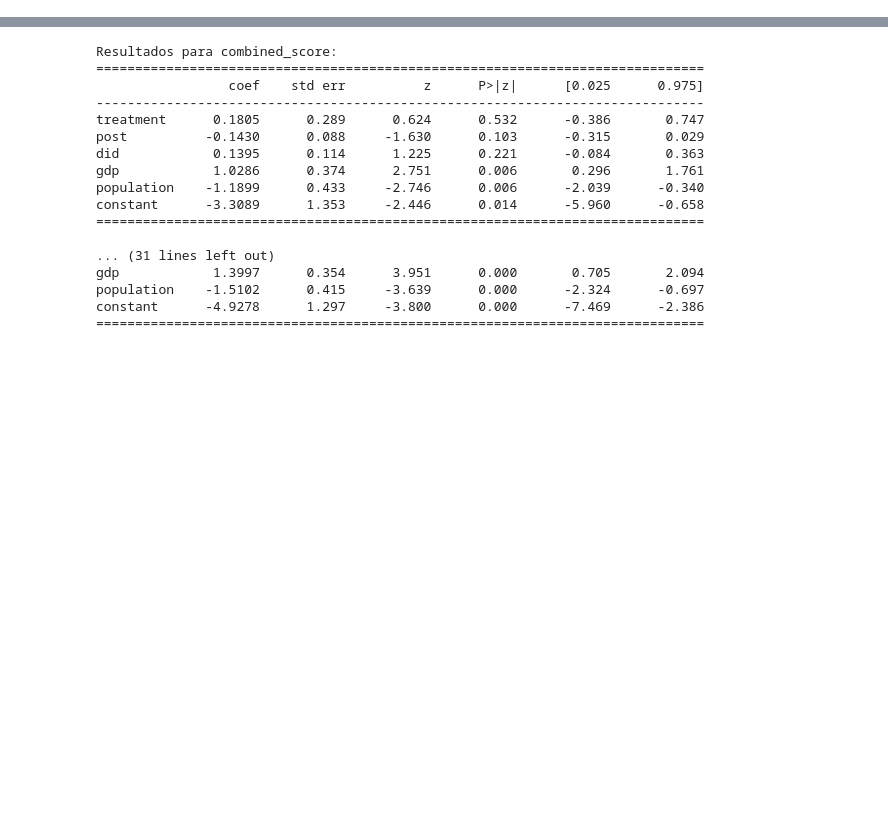
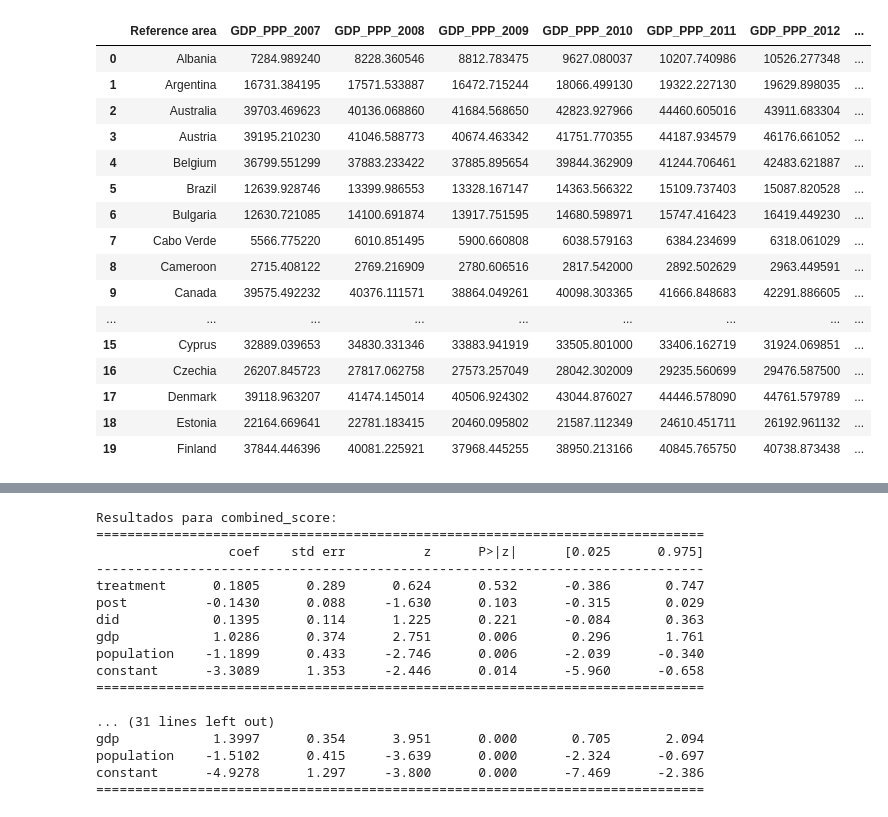
Before and after one commit to mellamanelpoeta/pol_pub2, a Jupyter notebook: source/00_preprocess.ipynb, the cells around one changed output, grey strips where cells are left out. Drawn from its saved outputs; the diff is of its cells as text; code cells hidden in the pictures; blank space fills up the shorter version.

```diff
--- a/eda/00_EDA.ipynb
+++ b/source/00_preprocess.ipynb
@@ -26,0 +145,42 @@ read_nat
+# %%
+def format_gdp_data(df):
+    # Pivot the data to create year columns
+    df_pivot = df.pivot(
+        index='Reference area',
+        columns='TIME_PERIOD',
+        values='OBS_VALUE'
+    )
+
+    # Rename columns to desired format
+    df_pivot.columns = [f'GDP_PPP_{year}' for year in df_pivot.columns]
+
+    # Reset index to make country names a regular column
+    df_pivot.reset_index(inplace=True)
+
+    return df_pivot
+
+# Read the CSV data
+df = pd.read_csv('../data/gdp_per_capita_preprocessed.csv')
+
+# Apply the formatting function
+df_gdp_ppp = format_gdp_data(df)
+# %%
+df_gdp_ppp.head(20)
+# %% [output]
+|  | Reference area | GDP_PPP_2007 | GDP_PPP_2008 | GDP_PPP_2009 | GDP_PPP_2010 | GDP_PPP_2011 | GDP_PPP_2012 | ... |
+| 0 | Albania | 7284.989240 | 8228.360546 | 8812.783475 | 9627.080037 | 10207.740986 | 10526.277348 | ... |
+| 1 | Argentina | 16731.384195 | 17571.533887 | 16472.715244 | 18066.499130 | 19322.227130 | 19629.898035 | ... |
+| 2 | Australia | 39703.469623 | 40136.068860 | 41684.568650 | 42823.927966 | 44460.605016 | 43911.683304 | ... |
+| 3 | Austria | 39195.210230 | 41046.588773 | 40674.463342 | 41751.770355 | 44187.934579 | 46176.661052 | ... |
+| 4 | Belgium | 36799.551299 | 37883.233422 | 37885.895654 | 39844.362909 | 41244.706461 | 42483.621887 | ... |
+| 5 | Brazil | 12639.928746 | 13399.986553 | 13328.167147 | 14363.566322 | 15109.737403 | 15087.820528 | ... |
+| 6 | Bulgaria | 12630.721085 | 14100.691874 | 13917.751595 | 14680.598971 | 15747.416423 | 16419.449230 | ... |
+| 7 | Cabo Verde | 5566.775220 | 6010.851495 | 5900.660808 | 6038.579163 | 6384.234699 | 6318.061029 | ... |
+| 8 | Cameroon | 2715.408122 | 2769.216909 | 2780.606516 | 2817.542000 | 2892.502629 | 2963.449591 | ... |
+| 9 | Canada | 39575.492232 | 40376.111571 | 38864.049261 | 40098.303365 | 41666.848683 | 42291.886605 | ... |
+| ... | ... | ... | ... | ... | ... | ... | ... | ... |
+| 15 | Cyprus | 32889.039653 | 34830.331346 | 33883.941919 | 33505.801000 | 33406.162719 | 31924.069851 | ... |
+| 16 | Czechia | 26207.845723 | 27817.062758 | 27573.257049 | 28042.302009 | 29235.560699 | 29476.587500 | ... |
+| 17 | Denmark | 39118.963207 | 41474.145014 | 40506.924302 | 43044.876027 | 44446.578090 | 44761.579789 | ... |
+| 18 | Estonia | 22164.669641 | 22781.183415 | 20460.095802 | 21587.112349 | 24610.451711 | 26192.961132 | ... |
+| 19 | Finland | 37844.446396 | 40081.225921 | 37968.445255 | 38950.213166 | 40845.765750 | 40738.873438 | ... |
```
Also changed, not shown: parts of 37 cells of this notebook, 36 other files.
